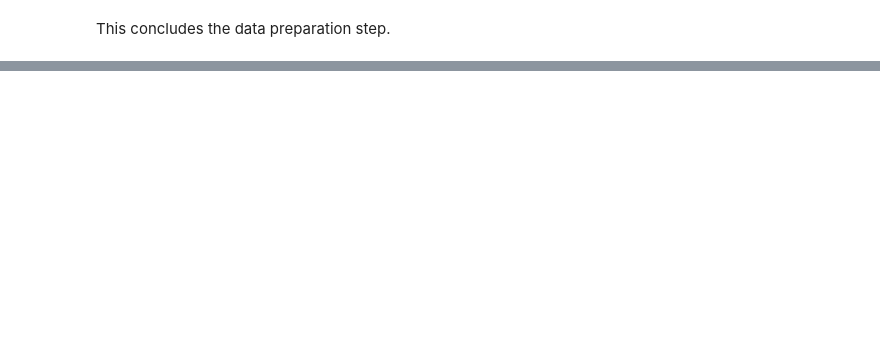
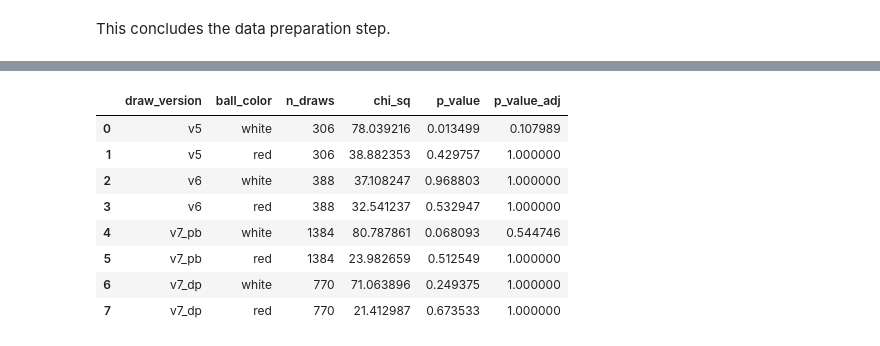
Before and after one commit to lyrivera/lottery, a Jupyter notebook: lottery.ipynb, the cells around one changed output, grey strips where cells are left out. Drawn from its saved outputs; the diff is of its cells as text; code cells hidden in the pictures; blank space fills up the shorter version.

Commit message:
implement statistical analysis and added discussions

```diff
--- a/lottery.ipynb
+++ b/lottery.ipynb
@@ -272,0 +524,54 @@ tmp.index
+# %%
+# Each tuple contains:
+# name, dataframe, white-ball maximum, red-ball maximum
+datasets = [("v5", df_v5, 59, 39),
+            ("v6", df_v6, 59, 35),
+            ("v7_pb", df_v7_pb, 69, 26),
+            ("v7_dp", df_v7_dp, 69, 26)]
+
+result = { "draw_version":[],
+           "ball_color":[],
+           "n_draws": [],
+           "chi_sq": [],
+           "p_value": [],}
+
+for version, df, n_white, n_red in datasets:
+
+
+
+    white_result = run_uniformity_test(df,
+                                       white_ball_cols,
+                                       n_white,
+                                       balls_per_draw=5,
+                                       rng=rng)
+    result["draw_version"].append(version)
+    result["n_draws"].append(len(df))
+    result["ball_color"].append("white")
+    result["p_value"].append(white_result.pvalue)
+    result["chi_sq"].append(white_result.statistic)
+
+    red_result = run_uniformity_test(df,
+                                       "red_ball",
+                                       n_red,
+                                       balls_per_draw=1,
+                                       rng=rng)
+    result["draw_version"].append(version)
+    result["n_draws"].append(len(df))
+    result["ball_color"].append("red")
+    result["p_value"].append(red_result.pvalue)
+    result["chi_sq"].append(red_result.statistic)
+
+result_df = pd.DataFrame(result)
+result_df["p_value_adj"] = np.minimum(len(result_df)*result_df["p_value"], 1)
+# %%
+result_df
+# %% [output]
+|  | draw_version | ball_color | n_draws | chi_sq | p_value | p_value_adj |
+| 0 | v5 | white | 306 | 78.039216 | 0.013499 | 0.107989 |
+| 1 | v5 | red | 306 | 38.882353 | 0.429757 | 1.000000 |
+| 2 | v6 | white | 388 | 37.108247 | 0.968803 | 1.000000 |
+| 3 | v6 | red | 388 | 32.541237 | 0.532947 | 1.000000 |
+| 4 | v7_pb | white | 1384 | 80.787861 | 0.068093 | 0.544746 |
+| 5 | v7_pb | red | 1384 | 23.982659 | 0.512549 | 1.000000 |
+| 6 | v7_dp | white | 770 | 71.063896 | 0.249375 | 1.000000 |
+| 7 | v7_dp | red | 770 | 21.412987 | 0.673533 | 1.000000 |
```
Also changed, not shown: parts of 28 cells of this notebook, 2 other files.
